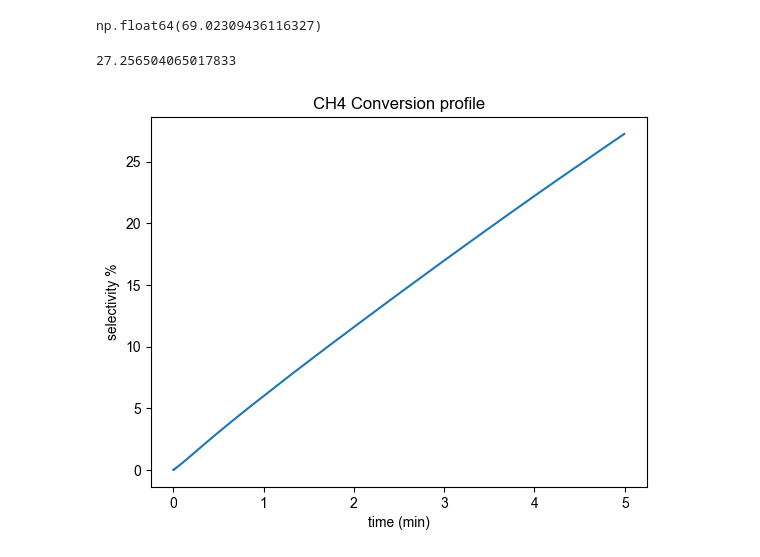
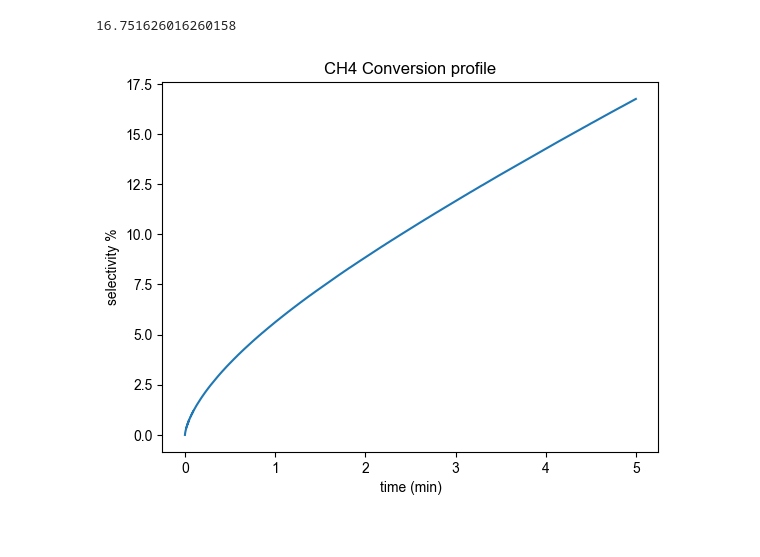
Before and after one commit to 100sjun/repos_python, a Jupyter notebook: Project/DBD_Plasma/ZDPlaskin/CH4_DBD_Plasma/ZDPlaskin/data_plot.ipynb, the cells around one changed output. Cells and saved outputs as stored; diff of their text form; code cells hidden in the pictures.

```diff
--- a/Project/DBD_Plasma/ZDPlaskin/CH4_DBD_Plasma/ZDPlaskin/data_plot.ipynb
+++ b/Project/DBD_Plasma/ZDPlaskin/CH4_DBD_Plasma/ZDPlaskin/data_plot.ipynb
@@ -96,4 +45,0 @@ Total = Sel_C2H6 + Sel_C2H4 + Sel_C2H2 + Sel_C3H8 + Sel_C3H6 + Sel_C4H9 + Sel_H2
-# %%
-Sel_H2.iloc[-1] + Sel_CH3.iloc[-1] + Sel_C2H6.iloc[-1]
-# %% [output]
-np.float64(69.02309436116327)
@@ -100,9 +48,49 @@ np.float64(69.02309436116327)
+# %%
+CH4 = (df_sp['CH4'] + df_sp['CH4(V13)'] + df_sp['CH4(V24)'])/const.N_A*16
+C2H6 = (df_sp['C2H6'] + df_sp['C2H6(V13)'] + df_sp['C2H6(V24)'])/const.N_A*30
+C2H4 = (df_sp['C2H4'] + df_sp['C2H4(V1)'] + df_sp['C2H4(V2)'])/const.N_A*28
+C2H2 = (df_sp['C2H2'] + df_sp['C2H2(V13)'] + df_sp['C2H2(V2)'] + df_sp['C2H2(V5)'])/const.N_A*26
+C3H8 = (df_sp['C3H8'] + df_sp['C3H8(V1)'] + df_sp['C3H8(V2)'])/const.N_A*44
+C3H6 = (df_sp['C3H6'] + df_sp['C3H6(V)'])/const.N_A*42
+C2H = df_sp['C2H']/const.N_A*25
+CH = df_sp['CH']/const.N_A*13
+C3H7 = df_sp['C3H7']/const.N_A*43
+C3H5 = df_sp['C3H5']/const.N_A*41
+CH3 = df_sp['CH3']/const.N_A*15
+CH2 = df_sp['CH2']/const.N_A*14
+C2H3 = df_sp['C2H3']/const.N_A*27
+C4H9 = df_sp['C4H9']/const.N_A*57
+C2H5 = df_sp['C2H5']/const.N_A*29
+C3H4 = df_sp['C3H4']/const.N_A*40
+C5H12 = df_sp['C5H12']/const.N_A*72
+C4H10 = df_sp['C4H9H']/const.N_A*58
+
+del_CH4 = CH4.iloc[0] - CH4.iloc[-1]
+CH4_conv_cal = del_CH4/CH4.iloc[0] * 100
+total_CH = C2H6.iloc[-1] + C2H4.iloc[-1] + C2H2.iloc[-1] + C3H8.iloc[-1] + C3H6.iloc[-1] + C2H.iloc[-1] + CH.iloc[-1] + C3H7.iloc[-1] + C3H5.iloc[-1] + CH3.iloc[-1] + CH2.iloc[-1] + C2H3.iloc[-1] + C4H9.iloc[-1] + C2H5.iloc[-1] + C3H4.iloc[-1] + C5H12.iloc[-1] + C4H10.iloc[-1]
+C2H6_sel_cal = C2H6.iloc[-1]/total_CH * 100
+C2H4_sel_cal = C2H4.iloc[-1]/total_CH * 100
+C2H2_sel_cal = C2H2.iloc[-1]/total_CH * 100
+C3H8_sel_cal = C3H8.iloc[-1]/total_CH * 100
+C3H6_sel_cal = C3H6.iloc[-1]/total_CH * 100
+C2H_sel_cal = C2H.iloc[-1]/total_CH * 100
+CH_sel_cal = CH.iloc[-1]/total_CH * 100
+C3H7_sel_cal = C3H7.iloc[-1]/total_CH * 100
+C3H5_sel_cal = C3H5.iloc[-1]/total_CH * 100
+CH3_sel_cal = CH3.iloc[-1]/total_CH * 100
+CH2_sel_cal = CH2.iloc[-1]/total_CH * 100
+C2H3_sel_cal = C2H3.iloc[-1]/total_CH * 100
+C4H9_sel_cal = C4H9.iloc[-1]/total_CH * 100
+C2H5_sel_cal = C2H5.iloc[-1]/total_CH * 100
+C3H4_sel_cal = C3H4.iloc[-1]/total_CH * 100
+C5H12_sel_cal = C5H12.iloc[-1]/total_CH * 100
+C4H10_sel_cal = C4H10.iloc[-1]/total_CH * 100
 # %%
-plt.plot(df_sp['Time [s]'], Conv_CH4)
+plt.plot(df_sp['Time [s]'], (CH4.iloc[0] - CH4)/CH4.iloc[0]*100)
 plt.title('CH4 Conversion profile')
 plt.ylabel('selectivity %')
 plt.xlabel('time (min)')
-print(Conv_CH4.iloc[-1])
+print((CH4.iloc[0] - CH4.iloc[-1])/CH4.iloc[0]*100)
 # %% [output]
-27.256504065017833
+16.751626016260158
-[figure, old version]
+[figure, new version]
```
Also changed, not shown: parts of 10 cells of this notebook, 14 other files.
